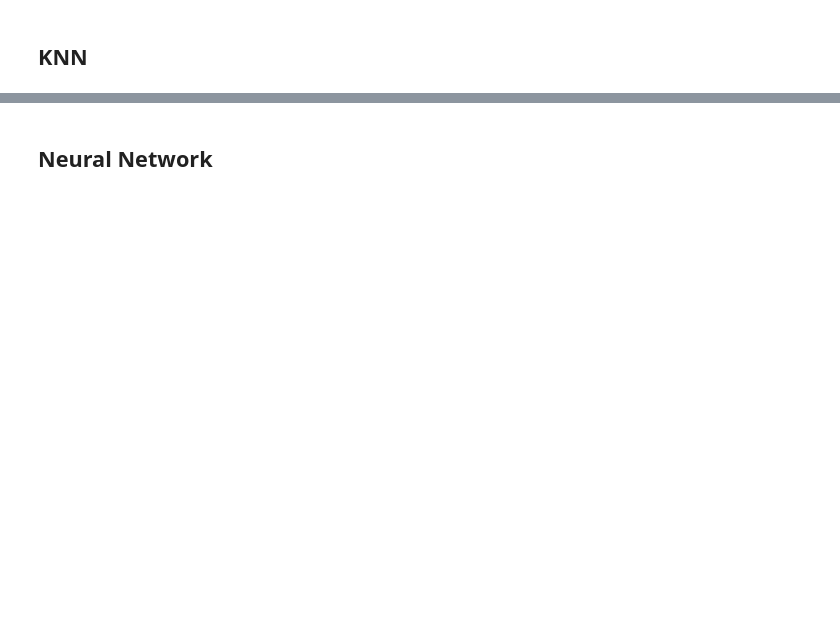
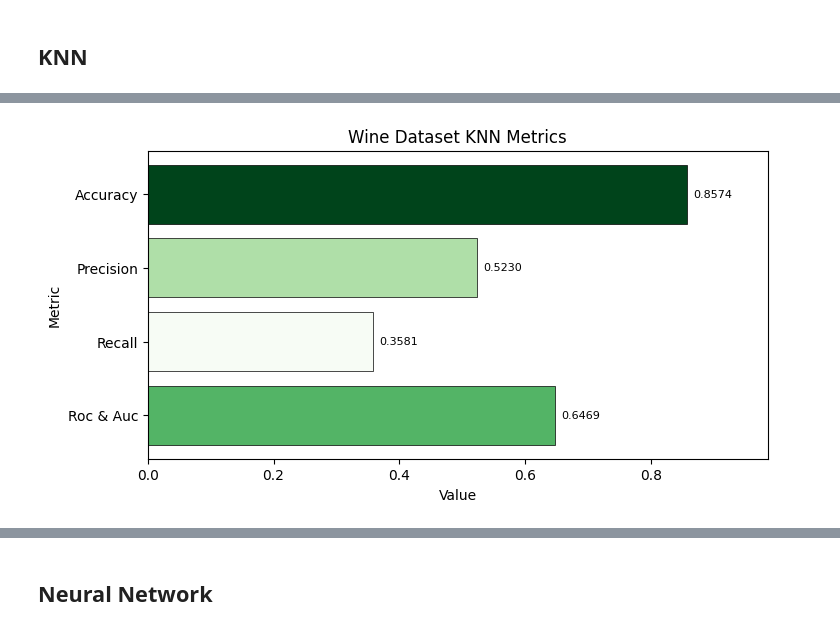
Before and after one commit to Antonio-Tresol/proyecto_1_ml, a Jupyter notebook: proyecto_1_ml.ipynb, the cells around one changed output, grey strips where cells are left out. Drawn from its saved outputs; the diff is of its cells as text; code cells hidden in the pictures; blank space fills up the shorter version.

```diff
--- a/proyecto_1_ml.ipynb
+++ b/proyecto_1_ml.ipynb
@@ -306,13 +416,17 @@ print("Best score :", best_knn_score)
 # %%
 knn_classifier = KNeighborsClassifier(**best_knn_params)
-metrics, confusion_mat = fit_and_get_metrics(
-    model=knn_classifier, X=X_wine_normalized, Y=y_wine, n_folds=5
+algorithm_name = 'Knn'
+knn_metrics, confusion_mat = fit_and_get_metrics(
+    model=knn_classifier, algorithm=algorithm_name, X=X_wine_normalized, Y=y_wine, n_folds=5
 )
 plot_metrics(
-    metrics=metrics,
+    metrics=knn_metrics,
+    algorithm=algorithm_name,
     title='Wine Dataset KNN Metrics',
     color=plt.cm.Greens
 )
+# %% [output]
+[figure, added]
 # %%
 plot_confusion_matrix(
     confusion_matrix=confusion_mat,
```
Also changed, not shown: parts of 33 cells of this notebook.
